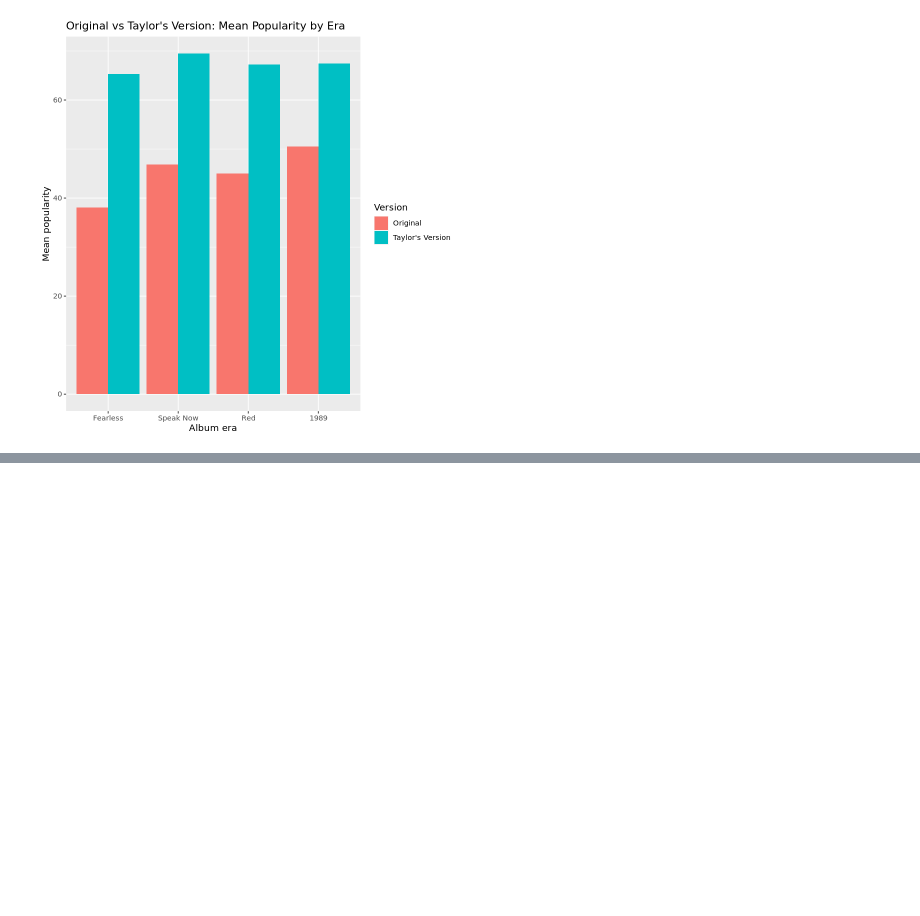
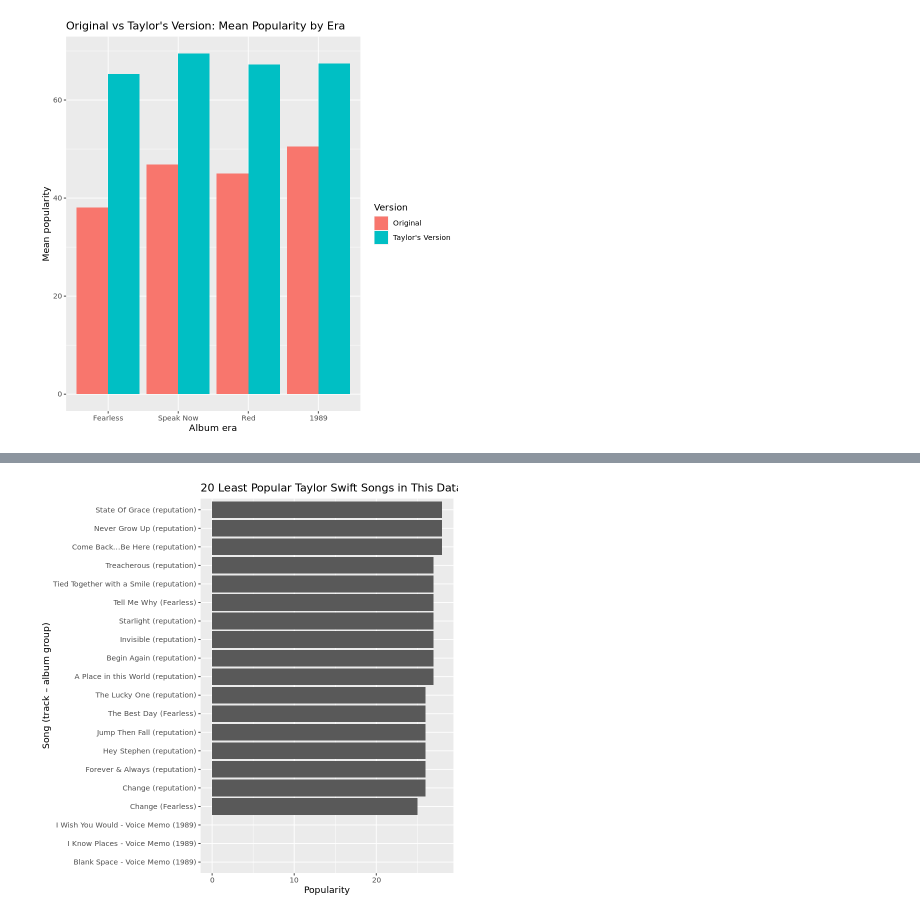
Before and after one commit to snwilke/bios-512-repo, a Jupyter notebook: BIOS512_FINAL.ipynb, the cells around one changed output, grey strips where cells are left out. Saved outputs shown, nothing was run; the diff lists cells and outputs as text; code cells hidden in the pictures; blank space fills up the shorter version.

```diff
--- a/BIOS512_FINAL.ipynb
+++ b/BIOS512_FINAL.ipynb
@@ -559,0 +589,23 @@ tv_summary |>
+# %%
+# bottom-20-least-popular-songs
+
+bottom20 <- ts |>
+  arrange(popularity) |>
+  distinct(track_name, album_group, .keep_all = TRUE) |>
+  slice_head(n = 20) |>
+  mutate(
+    track_label = paste0(track_name, " (", album_group, ")"),
+    track_label = fct_reorder(track_label, popularity)
+  )
+
+bottom20 |>
+  ggplot(aes(x = track_label, y = popularity)) +
+  geom_col() +
+  coord_flip() +
+  labs(
+    title = "20 Least Popular Taylor Swift Songs in This Dataset",
+    x = "Song (track – album group)",
+    y = "Popularity"
+  )
+# %% [output]
+[figure, added]
```
Also changed, not shown: parts of 2 cells of this notebook.
